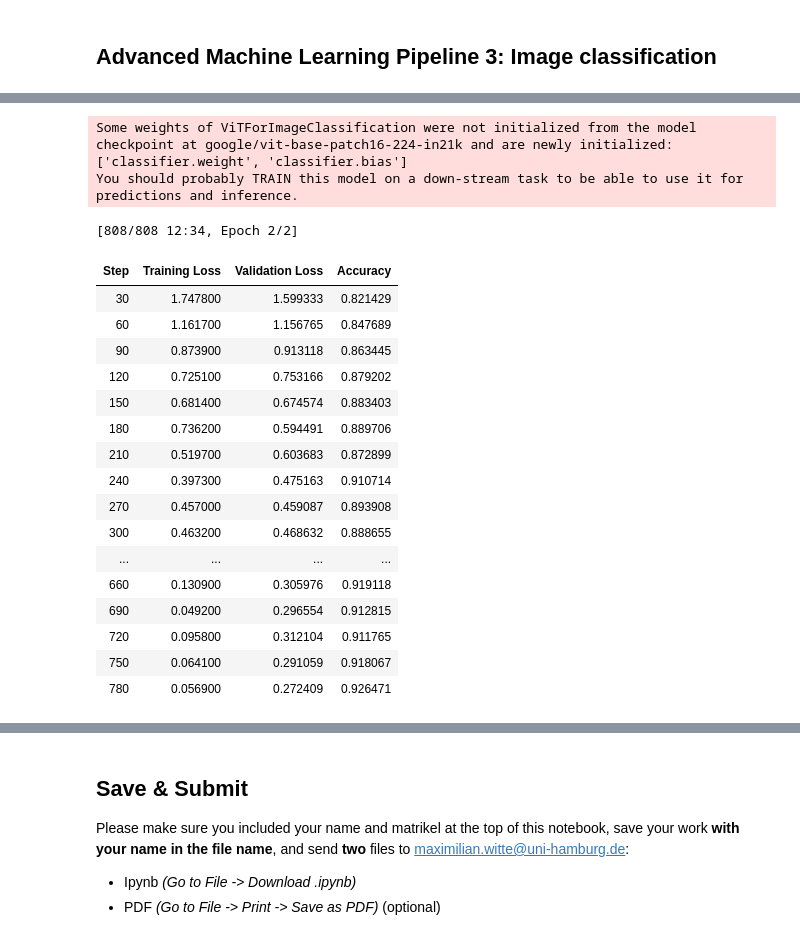
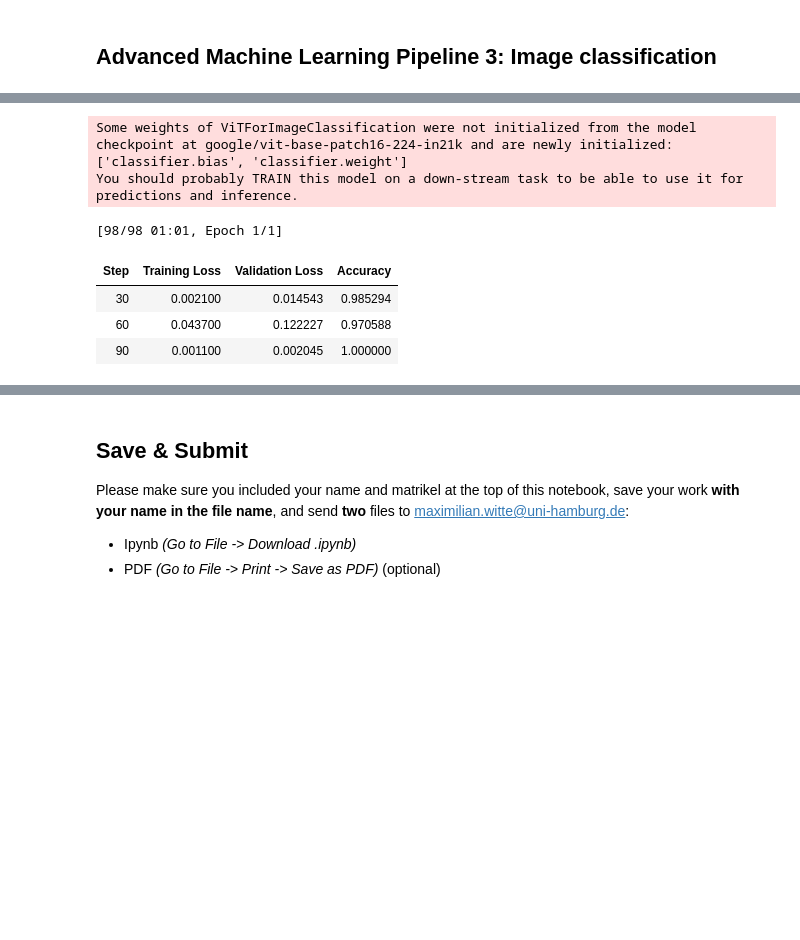
Before and after one commit to Maximilianwte/Data-Science-for-Customer-Insight, a Jupyter notebook: DataScience Introduction GRADED - DSCI.ipynb, the cells around one changed output, grey strips where cells are left out. Cells and saved outputs as stored; diff of their text form; code cells hidden in the pictures; blank space fills up the shorter version.

```diff
--- a/DataScience Introduction GRADED - DSCI.ipynb
+++ b/DataScience Introduction GRADED - DSCI.ipynb
@@ -475,4 +513,6 @@ feature_extractor = AutoFeatureExtractor.from_pretrained(model_name)
 def transform(example_batch):
     inputs = feature_extractor([x for x in example_batch['image']], return_tensors='pt')
     inputs['labels'] = example_batch['label']
-    return inputs
+    return ... # return the variable that we changed in the 2 lines above
+
+prepared_ds = dataset.with_transform(transform)
@@ -490,64 +528,52 @@ def compute_metrics(p):
     return metric.compute(predictions=np.argmax(p.predictions, axis=1), references=p.label_ids)
 
 labels = dataset['train'].features['label'].names
+
+model = ViTForImageClassification.from_pretrained(
+    model_name_or_path,
+    num_labels=len(labels),
+    id2label={str(i): c for i, c in enumerate(labels)},
+    label2id={c: str(i) for i, c in enumerate(labels)}
+).to('cuda')
 # %% [output]
-Some weights of ViTForImageClassification were not initialized from the model checkpoint at google/vit-base-patch16-224-in21k and are newly initialized: ['classifier.weight', 'classifier.bias']
+Some weights of ViTForImageClassification were not initialized from the model checkpoint at google/vit-base-patch16-224-in21k and are newly initialized: ['classifier.bias', 'classifier.weight']
 You should probably TRAIN this model on a down-stream task to be able to use it for predictions and inference.
-# %%
-model = ViTForImageClassification.from_pretrained(
-    model_name,
-    num_labels=len(labels),
-    id2label={str(i): c for i, c in enumerate(labels)},
-    label2id={c: str(i) for i, c in enumerate(labels)}
-).to('cuda')
 # %%
-from transformers import TrainingArguments, Trainer
+from transformers import TrainingArguments
+from transformers import Trainer
 
 training_args = TrainingArguments(
-    output_dir="./vit-model",
-    per_device_train_batch_size=12,
-    evaluation_strategy="steps",
-    num_train_epochs=2,
-    fp16=True,
-    save_steps=30,
-    eval_steps=30,
-    logging_steps=10,
-    learning_rate=2e-4,
-    save_total_limit=1,
-    remove_unused_columns=False,
-    push_to_hub=False,
-    report_to='tensorboard',
-    load_best_model_at_end=True,
-    )
+  output_dir="./vit-model",
+  per_device_train_batch_size=12,
+  evaluation_strategy="steps",
+  num_train_epochs=1,
+  fp16=True,
+  save_steps=30,
+  eval_steps=30,
+  logging_steps=10,
+  learning_rate=2e-4,
+  save_total_limit=2,
+  remove_unused_columns=False,
+  push_to_hub=False,
+  report_to='tensorboard',
+  load_best_model_at_end=True,
+)
 
 
 trainer = Trainer(
     model=model,
     args=training_args,
     data_collator=collate_fn,
     compute_metrics=compute_metrics,
     train_dataset=prepared_ds['train'],
     eval_dataset=prepared_ds['test'],
     tokenizer=feature_extractor
 )
 
 train_results = trainer.train()
 # %% [output]
-[808/808 12:34, Epoch 2/2]
+[98/98 01:01, Epoch 1/1]
 | Step | Training Loss | Validation Loss | Accuracy |
-| 30 | 1.747800 | 1.599333 | 0.821429 |
-| 60 | 1.161700 | 1.156765 | 0.847689 |
-| 90 | 0.873900 | 0.913118 | 0.863445 |
-| 120 | 0.725100 | 0.753166 | 0.879202 |
-| 150 | 0.681400 | 0.674574 | 0.883403 |
-| 180 | 0.736200 | 0.594491 | 0.889706 |
-| 210 | 0.519700 | 0.603683 | 0.872899 |
-| 240 | 0.397300 | 0.475163 | 0.910714 |
-| 270 | 0.457000 | 0.459087 | 0.893908 |
-| 300 | 0.463200 | 0.468632 | 0.888655 |
-| ... | ... | ... | ... |
-| 660 | 0.130900 | 0.305976 | 0.919118 |
-| 690 | 0.049200 | 0.296554 | 0.912815 |
-| 720 | 0.095800 | 0.312104 | 0.911765 |
-| 750 | 0.064100 | 0.291059 | 0.918067 |
-| 780 | 0.056900 | 0.272409 | 0.926471 |
+| 30 | 0.002100 | 0.014543 | 0.985294 |
+| 60 | 0.043700 | 0.122227 | 0.970588 |
+| 90 | 0.001100 | 0.002045 | 1.000000 |
```
Also changed, not shown: parts of 40 cells of this notebook.
